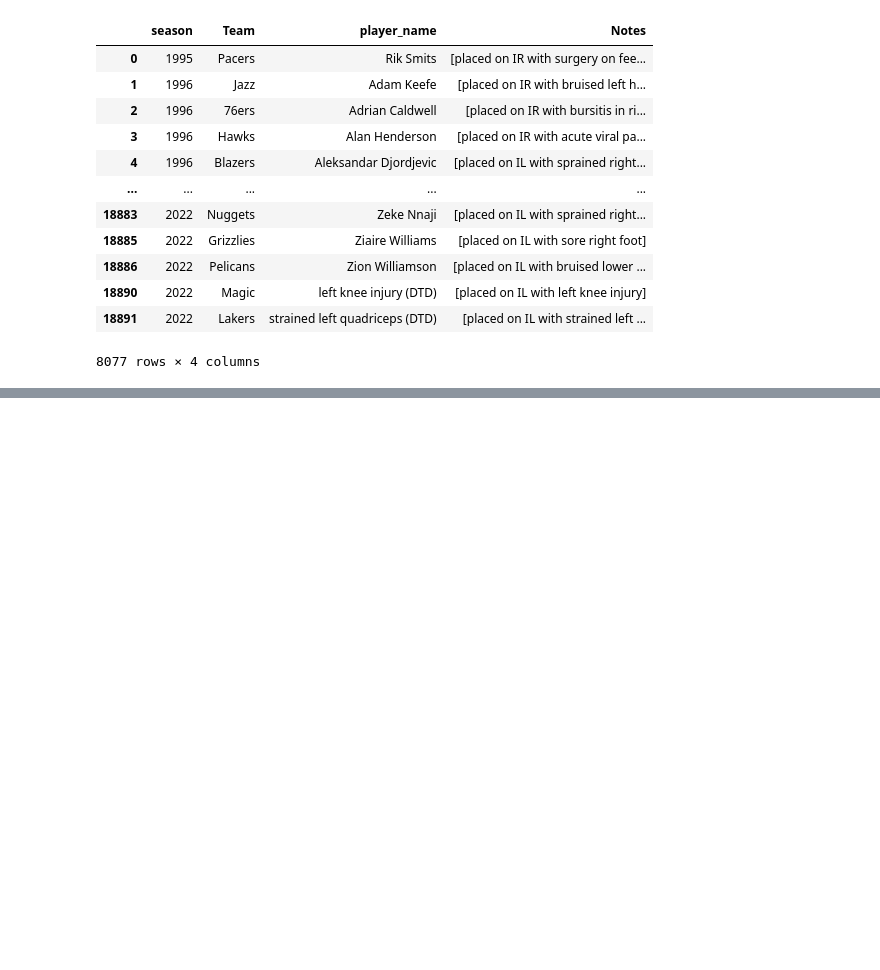
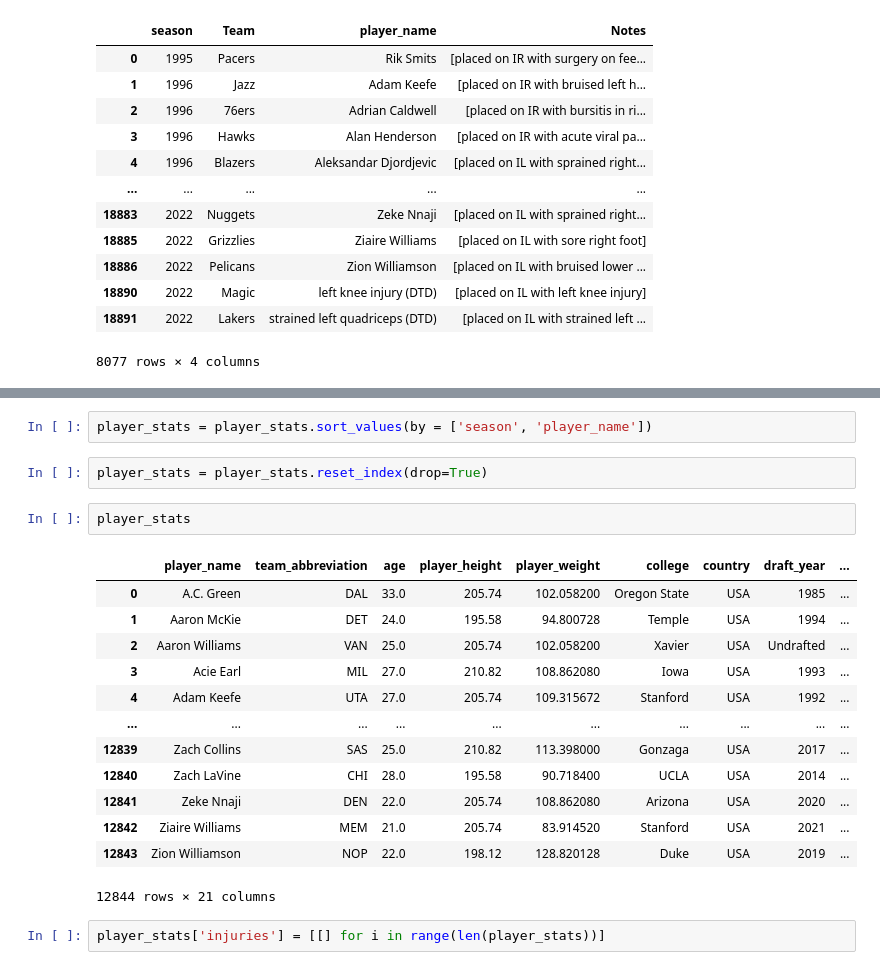
Before and after one commit to ab3131/NBAInjuryPredictor, a Jupyter notebook: NBAInjuryPredictor.ipynb, the cells around one changed output, grey strips where cells are left out. Drawn from its saved outputs; the diff is of its cells as text; blank space fills up the shorter version.

Commit message:
appended injuries to end of player_stats dataframe. what's left: these injuries need to be categorized...do that above and then input them into injuries_lists

```diff
--- a/NBAInjuryPredictor.ipynb
+++ b/NBAInjuryPredictor.ipynb
@@ -304,3 +304,25 @@ injuries_lists['Notes']
 18890                 [placed on IL with left knee injury]
 18891         [placed on IL with strained left quadriceps]
 Name: Notes, Length: 8077, dtype: object
+# %%
+player_stats = player_stats.sort_values(by = ['season', 'player_name'])
+# %%
+player_stats = player_stats.reset_index(drop=True)
+# %%
+player_stats
+# %% [output]
+|  | player_name | team_abbreviation | age | player_height | player_weight | college | country | draft_year | ... |
+| 0 | A.C. Green | DAL | 33.0 | 205.74 | 102.058200 | Oregon State | USA | 1985 | ... |
+| 1 | Aaron McKie | DET | 24.0 | 195.58 | 94.800728 | Temple | USA | 1994 | ... |
+| 2 | Aaron Williams | VAN | 25.0 | 205.74 | 102.058200 | Xavier | USA | Undrafted | ... |
+| 3 | Acie Earl | MIL | 27.0 | 210.82 | 108.862080 | Iowa | USA | 1993 | ... |
+| 4 | Adam Keefe | UTA | 27.0 | 205.74 | 109.315672 | Stanford | USA | 1992 | ... |
+| ... | ... | ... | ... | ... | ... | ... | ... | ... | ... |
+| 12839 | Zach Collins | SAS | 25.0 | 210.82 | 113.398000 | Gonzaga | USA | 2017 | ... |
+| 12840 | Zach LaVine | CHI | 28.0 | 195.58 | 90.718400 | UCLA | USA | 2014 | ... |
+| 12841 | Zeke Nnaji | DEN | 22.0 | 205.74 | 108.862080 | Arizona | USA | 2020 | ... |
+| 12842 | Ziaire Williams | MEM | 21.0 | 205.74 | 83.914520 | Stanford | USA | 2021 | ... |
+| 12843 | Zion Williamson | NOP | 22.0 | 198.12 | 128.820128 | Duke | USA | 2019 | ... |
+12844 rows × 21 columns
+# %%
+player_stats['injuries'] = [[] for i in range(len(player_stats))]
```
Also changed, not shown: parts of 11 cells of this notebook.
